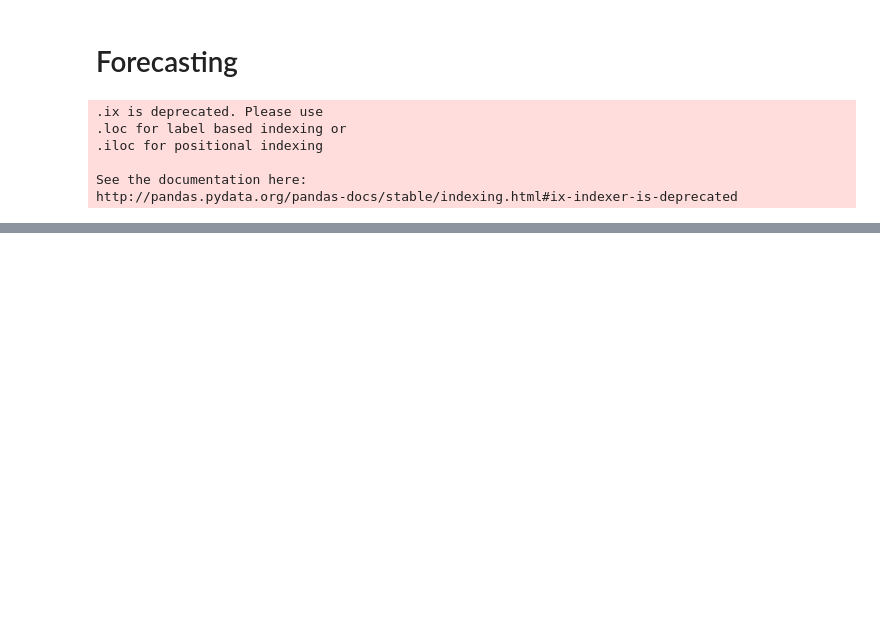
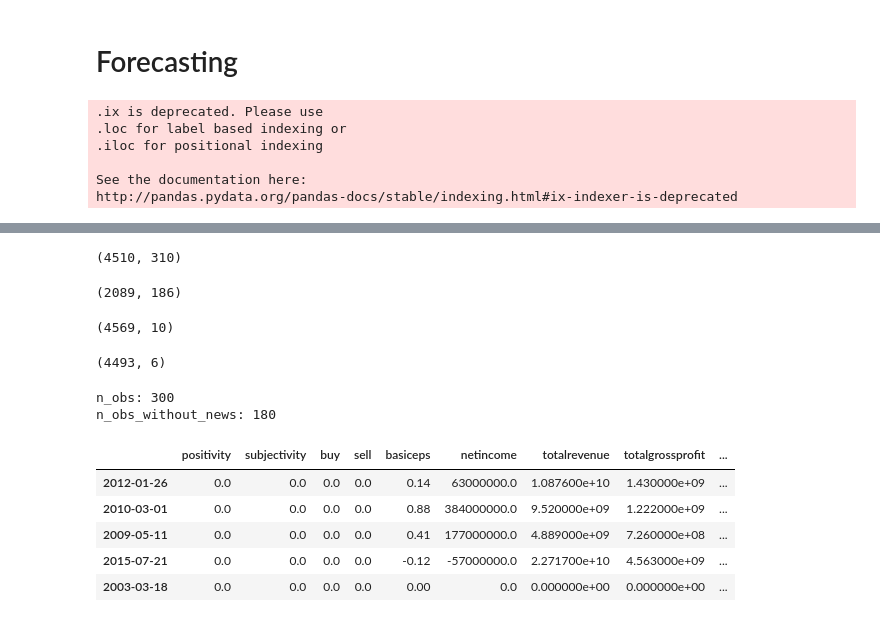
Before and after one commit to mritunjayonemail/jedi-capstone, a Jupyter notebook: notebook/stock_prediction.ipynb, the cells around one changed output, grey strips where cells are left out. Saved outputs shown, nothing was run; the diff lists cells and outputs as text; code cells hidden in the pictures; blank space fills up the shorter version.

```diff
--- a/notebook/stock_prediction.ipynb
+++ b/notebook/stock_prediction.ipynb
@@ -135,7 +145,7 @@ news_dataset['buy'] = news_dataset['text'].map(lambda x : 1 if 'buy' in x.lower(
 news_dataset['sell'] = news_dataset['text'].map(lambda x : 1 if 'sell' in x.lower() else 0)
 
 news_dataset["financial_report_quarter"] = 0
-news_dataset.ix[news_data['text'].str.upper().str.contains('REPORTS Q'),"financial_report_quarter"] = pd.to_datetime(news_dataset['date']).dt.quarter
+news_dataset.ix[news_dataset['text'].str.upper().str.contains('REPORTS Q'),"financial_report_quarter"] = pd.to_datetime(news_dataset['date']).dt.quarter
 # %% [output]
 .ix is deprecated. Please use
 .loc for label based indexing or
@@ -252,9 +262,9 @@ def series_to_supervised(data, n_in=1, n_out=1, dropnan=True):
     return agg
 # %%
 # prepare data for training for each company
-def prepare_dataset(n_lags, n_forecast):
+def prepare_dataset(n_lags, n_forecast, include_news_dataset=True):
     datasets = {}
-    orig_datasets = {}
+    org_datasets = {}
     for f in glob.glob('../shared/stock_data/data/price_movement/*.csv'):
         dataset = pd.read_csv( f, sep=',', comment='#',
                           index_col = False, encoding='utf-8')
@@ -282,29 +292,35 @@ def prepare_dataset(n_lags, n_forecast):
 
         result = pd.merge(revenue_dataset, dataset, left_index=True, right_index=True, how='right')
         result[revenue_cols] = result[revenue_cols].fillna(method='ffill')
-        result.fillna(0.0, inplace=True)
+
 
         # news data
-
-        company_news_dataset = news_dataset.loc[news_dataset.company == comp_code].copy()
-        company_news_dataset = company_news_dataset.set_index('date')
-        company_news_dataset = company_news_dataset.drop('company', axis=1)
-        company_news_dataset = company_news_dataset.drop('financial_report_quarter', axis=1)
-        company_news_dataset = company_news_dataset.drop('text', axis=1)
+        if include_news_dataset:
+            company_news_dataset = news_dataset.loc[news_dataset.company == comp_code].copy()
+            company_news_dataset = company_news_dataset.set_index('date')
+            company_news_dataset = company_news_dataset.drop('company', axis=1)
+            company_news_dataset = company_news_dataset.drop('financial_report_quarter', axis=1)
+            company_news_dataset = company_news_dataset.drop('text', axis=1)
 
 
-        result = pd.merge(company_news_dataset, result, left_index=True, right_index=True, how='right')
-        result.fillna(0.0, inplace=True)
+            result = pd.merge(company_news_dataset, result, left_index=True, right_index=True, how='right')
+            result.fillna(0.0, inplace=True)
 
         dataset = result
+        n_features = len(dataset.columns)
 
         scaler = MinMaxScaler(feature_range=(0, 1))
         reframed = series_to_supervised(dataset.values, n_lags, n_forecast)
         datasets[comp_code] = scaler.fit_transform(reframed.values)
-        orig_datasets[comp_code] = company_news_dataset
-    return datasets, orig_datasets
+        org_datasets[comp_code] = dataset
+    return datasets, org_datasets, n_features
+# %%
+#TODO use PACF for lag
+n_lags = 30
+n_forecast = 30
 # %%
-datasets, org_datasets  = prepare_dataset(n_lags = 30, n_forecast = 30)
+datasets, org_datasets, n_features  = prepare_dataset(n_lags, n_forecast)
+datasets_without_news, org_datasets_without_news, n_features_without_news  = prepare_dataset(n_lags, n_forecast, include_news_dataset=False)
 # %% [output]
 .ix is deprecated. Please use
 .loc for label based indexing or
@@ -322,0 +331,33 @@ len(datasets['AMZN'][0])
+# %%
+datasets['AMZN'].shape
+# %% [output]
+(4510, 310)
+# %%
+datasets_without_news['AMZN'].shape
+# %% [output]
+(2089, 186)
+# %%
+org_datasets['AMZN'].shape
+# %% [output]
+(4569, 10)
+# %%
+org_datasets_without_news['AMZN'].shape
+# %% [output]
+(4493, 6)
+# %%
+n_obs = n_lags * n_features
+n_obs_without_news = n_lags * n_features_without_news
+print('n_obs: %d' %n_obs)
+print('n_obs_without_news: %d' %n_obs_without_news)
+# %% [output]
+n_obs: 300
+n_obs_without_news: 180
+# %%
+org_datasets['AMZN'].sample(5)
+# %% [output]
+|  | positivity | subjectivity | buy | sell | basiceps | netincome | totalrevenue | totalgrossprofit | ... |
+| 2012-01-26 | 0.0 | 0.0 | 0.0 | 0.0 | 0.14 | 63000000.0 | 1.087600e+10 | 1.430000e+09 | ... |
+| 2010-03-01 | 0.0 | 0.0 | 0.0 | 0.0 | 0.88 | 384000000.0 | 9.520000e+09 | 1.222000e+09 | ... |
+| 2009-05-11 | 0.0 | 0.0 | 0.0 | 0.0 | 0.41 | 177000000.0 | 4.889000e+09 | 7.260000e+08 | ... |
+| 2015-07-21 | 0.0 | 0.0 | 0.0 | 0.0 | -0.12 | -57000000.0 | 2.271700e+10 | 4.563000e+09 | ... |
+| 2003-03-18 | 0.0 | 0.0 | 0.0 | 0.0 | 0.00 | 0.0 | 0.000000e+00 | 0.000000e+00 | ... |
```
Also changed, not shown: parts of 11 cells of this notebook.
